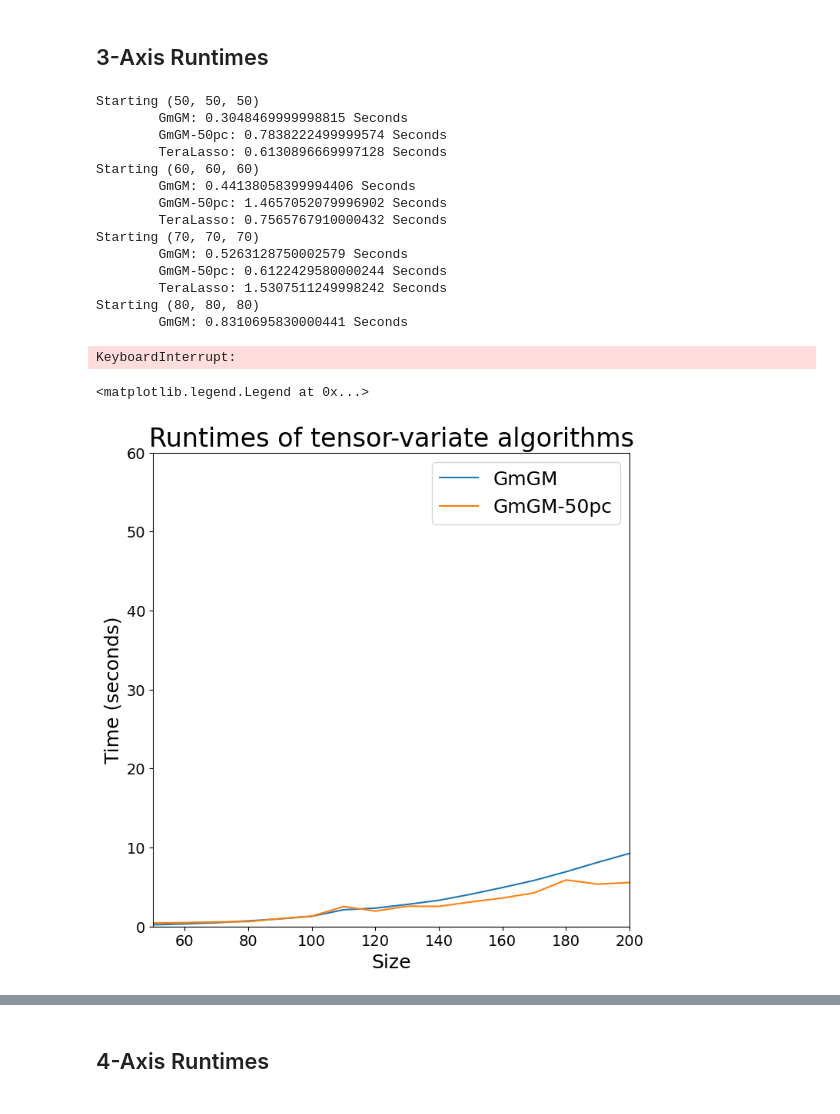
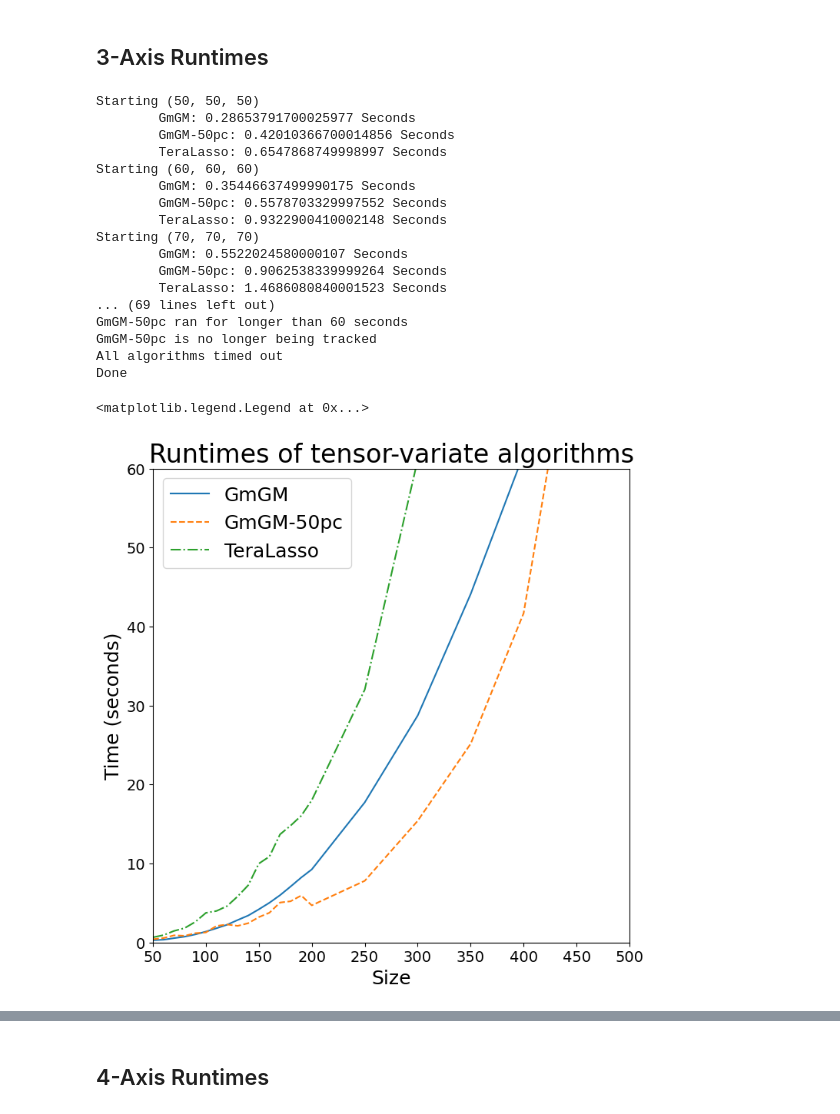
Before and after one commit to BaileyAndrew/GmGM-python, a Jupyter notebook: examples/other_algs/runtime.ipynb, the cells around one changed output, grey strips where cells are left out. Drawn from its saved outputs; the diff is of its cells as text; code cells hidden in the pictures.

```diff
--- a/examples/other_algs/runtime.ipynb
+++ b/examples/other_algs/runtime.ipynb
@@ -8,6 +8,8 @@ import timeit
 from statistics import median
 import numpy as np
 import matplotlib.pyplot as plt
+# %%
+linestyles = ['-', '--', '-.', ':']
 # %%
 def generate_timing_data_smart(
     algorithms: dict[str, callable],
@@ -134,0 +166,19 @@ ax.legend(fontsize=18)
+# %%
+fig, ax = plt.subplots(figsize=(8, 8))
+for idx, algorithm in enumerate(timing_data_2):
+    ax.plot(
+        size_data_2[:len(timing_data_2[algorithm])],
+        timing_data_2[algorithm],
+        label=algorithm,
+        linestyle=linestyles[idx % len(linestyles)]
+    )
+ax.set_xlabel("Size", fontsize=18)
+ax.set_ylabel("Time (seconds)", fontsize=18)
+ax.set_title(f"Runtimes of matrix-variate algorithms", fontsize=24)
+ax.tick_params(axis='both', which='major', labelsize=14)
+ax.tick_params(axis='both', which='minor', labelsize=14)
+ax.set_ylim([0.01, 60])
+ax.set_xlim([size_data_2[0], size_data_2[-1]])
+ax.set_xscale('log')
+ax.set_yscale('log')
+ax.legend(fontsize=18)
@@ -140,50 +193,52 @@ algorithms = {
     "GmGM-50pc": lambda dataset: GmGM(dataset, to_keep=10, n_comps=50),
     "TeraLasso": lambda dataset: TeraLasso(dataset, 0),
 }
-size_data = [
+size_data_3 = [
     50, 60, 70, 80, 90, 100, 110, 120, 130, 140, 150,
-    160, 170, 180, 190, 200, #250, 300, 350, 400,
+    160, 170, 180, 190, 200, 250, 300, 350, 400, 450, 500
 ]
-timing_data = generate_timing_data_smart(
+timing_data_3 = generate_timing_data_smart(
     algorithms=algorithms,
-    sizes=size_data,
+    sizes=size_data_3,
     K=3,
-    attempts=5,
+    attempts=1,
     verbose=True
 )
 # %% [output]
 Starting (50, 50, 50)
-        GmGM: 0.3048469999998815 Seconds
-        GmGM-50pc: 0.7838222499999574 Seconds
-        TeraLasso: 0.6130896669997128 Seconds
+        GmGM: 0.28653791700025977 Seconds
+        GmGM-50pc: 0.42010366700014856 Seconds
+        TeraLasso: 0.6547868749998997 Seconds
 Starting (60, 60, 60)
-        GmGM: 0.44138058399994406 Seconds
-        GmGM-50pc: 1.4657052079996902 Seconds
-        TeraLasso: 0.7565767910000432 Seconds
+        GmGM: 0.35446637499990175 Seconds
+        GmGM-50pc: 0.5578703329997552 Seconds
+        TeraLasso: 0.9322900410002148 Seconds
 Starting (70, 70, 70)
-        GmGM: 0.5263128750002579 Seconds
-        GmGM-50pc: 0.6122429580000244 Seconds
-        TeraLasso: 1.5307511249998242 Seconds
-Starting (80, 80, 80)
-        GmGM: 0.8310695830000441 Seconds
+        GmGM: 0.5522024580000107 Seconds
+        GmGM-50pc: 0.9062538339999264 Seconds
+        TeraLasso: 1.4686080840001523 Seconds
+... (69 lines left out)
+GmGM-50pc ran for longer than 60 seconds
+GmGM-50pc is no longer being tracked
+All algorithms timed out
+Done
-KeyboardInterrupt:
 # %%
 fig, ax = plt.subplots(figsize=(8, 8))
-for idx, algorithm in enumerate(timing_data):
+for idx, algorithm in enumerate(timing_data_3):
     ax.plot(
-        size_data[:len(timing_data[algorithm])],
-        timing_data[algorithm],
+        size_data_3[:len(timing_data_3[algorithm])],
+        timing_data_3[algorithm],
         label=algorithm,
-        #linestyle=linestyles[idx % len(linestyles)]
+        linestyle=linestyles[idx % len(linestyles)]
     )
 ax.set_xlabel("Size", fontsize=18)
 ax.set_ylabel("Time (seconds)", fontsize=18)
 ax.set_title(f"Runtimes of tensor-variate algorithms", fontsize=24)
 ax.tick_params(axis='both', which='major', labelsize=14)
 ax.tick_params(axis='both', which='minor', labelsize=14)
 ax.set_ylim([0, 60])
-ax.set_xlim([size_data[0], size_data[-1]])
+ax.set_xlim([size_data_3[0], size_data_3[-1]])
 ax.legend(fontsize=18)
 # %% [output]
 <matplotlib.legend.Legend at 0x...>
-[figure, old version]
+[figure, new version]
```
Also changed, not shown: parts of 10 cells of this notebook.
